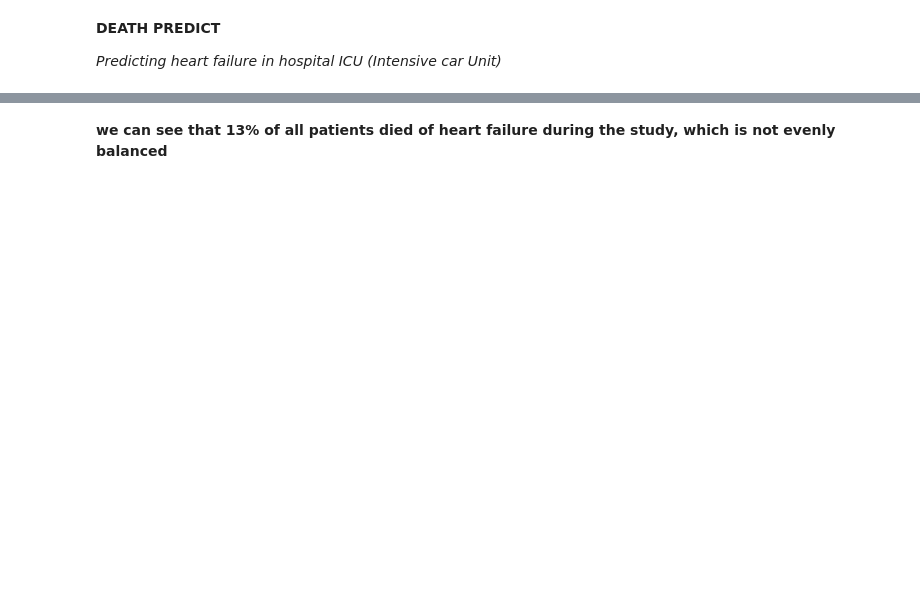
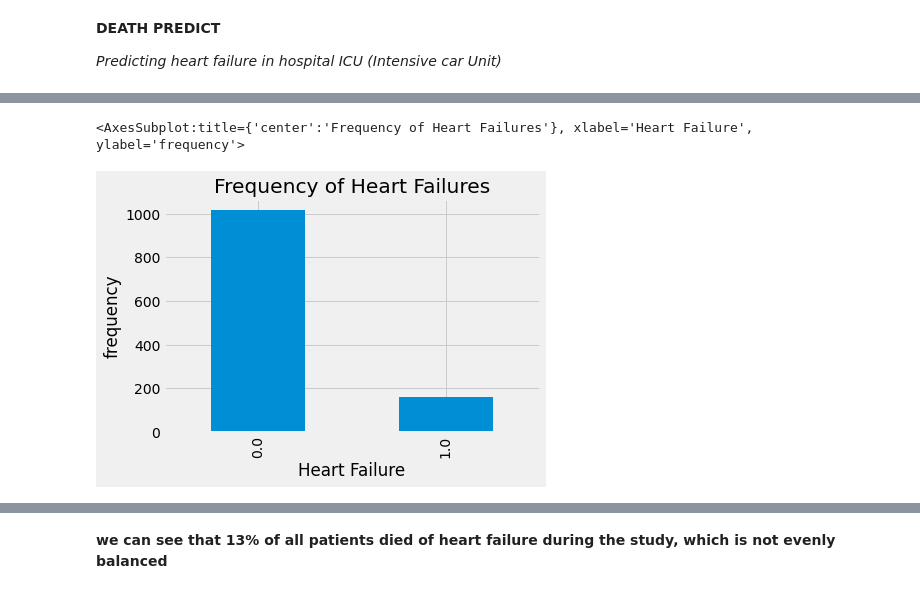
Before and after one commit to PierreAlexandreDev/AI, a Jupyter notebook: deathpredict.ipynb, the cells around one changed output, grey strips where cells are left out. Saved outputs shown, nothing was run; the diff lists cells and outputs as text; code cells hidden in the pictures; blank space fills up the shorter version.

Commit message:
data visualisation + model comparison

```diff
--- a/deathpredict.ipynb
+++ b/deathpredict.ipynb
@@ -38,3 +50,5 @@ df.info()
-# %%
-df.dropna(inplace=True)
-df.info
+# %%
+df['outcome'].value_counts().plot(kind='bar', title='Frequency of Heart Failures', xlabel='Heart Failure', ylabel='frequency')
+# %% [output]
+<AxesSubplot:title={'center':'Frequency of Heart Failures'}, xlabel='Heart Failure', ylabel='frequency'>
+[figure, added]
```
Also changed, not shown: parts of 32 cells of this notebook, 1 other file.
